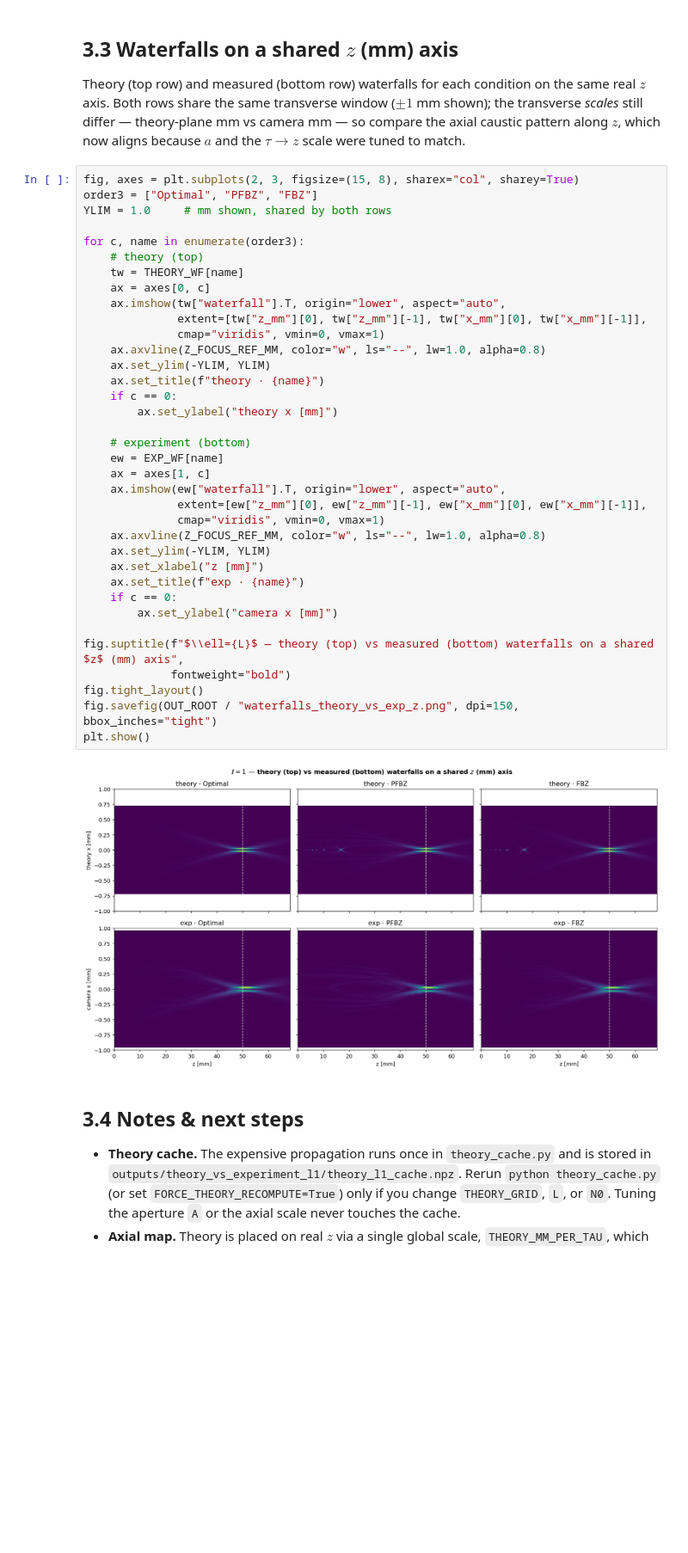
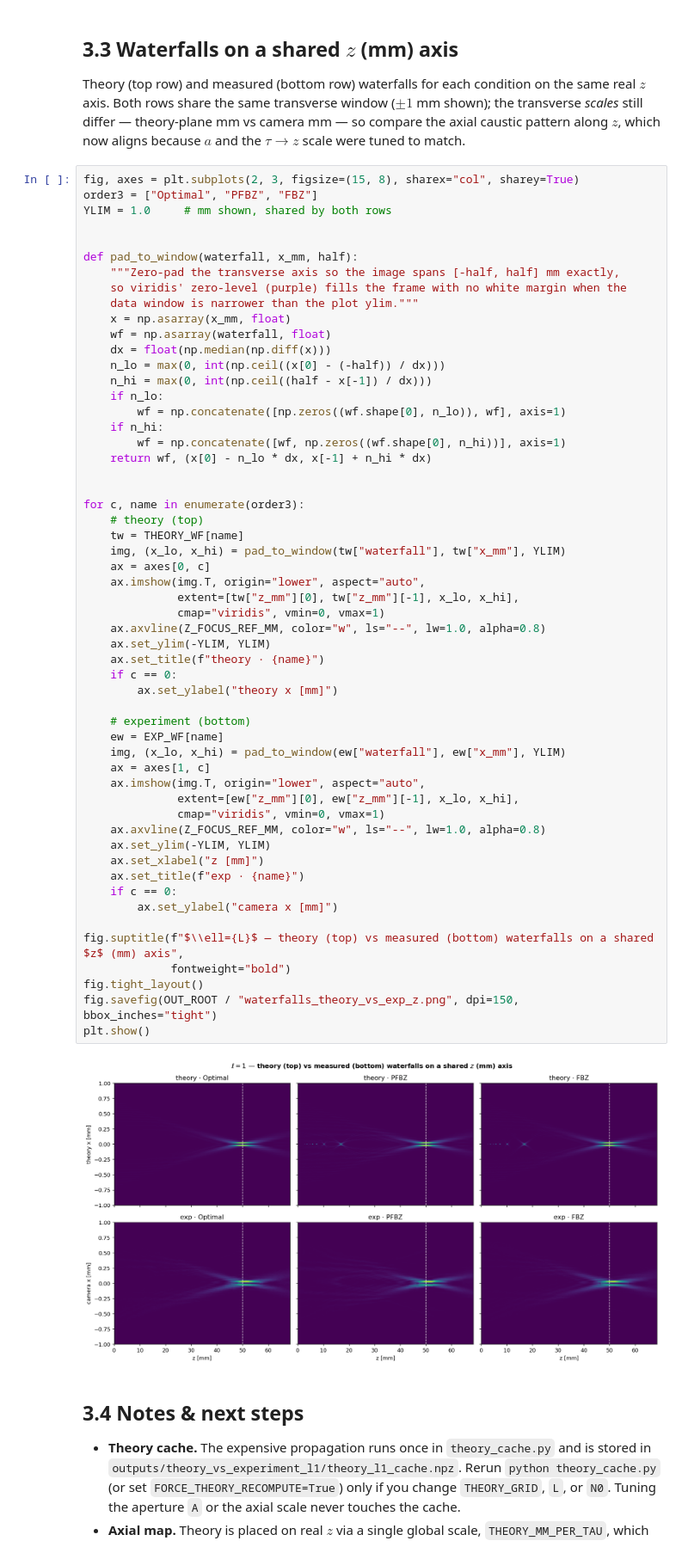
Before and after one commit to LukasScarfe/Optimal_Focusing, a Jupyter notebook: theory_vs_experiment_l1.ipynb, the cells around one changed output. Shown at 86% size. Saved outputs shown, nothing was run; the diff lists cells and outputs as text; blank space fills up the shorter version.

```diff
--- a/theory_vs_experiment_l1.ipynb
+++ b/theory_vs_experiment_l1.ipynb
@@ -883,39 +975,58 @@ fig, axes = plt.subplots(2, 3, figsize=(15, 8), sharex="col", sharey=True)
 order3 = ["Optimal", "PFBZ", "FBZ"]
 YLIM = 1.0     # mm shown, shared by both rows
 
+
+def pad_to_window(waterfall, x_mm, half):
+    """Zero-pad the transverse axis so the image spans [-half, half] mm exactly,
+    so viridis' zero-level (purple) fills the frame with no white margin when the
+    data window is narrower than the plot ylim."""
+    x = np.asarray(x_mm, float)
+    wf = np.asarray(waterfall, float)
+    dx = float(np.median(np.diff(x)))
+    n_lo = max(0, int(np.ceil((x[0] - (-half)) / dx)))
+    n_hi = max(0, int(np.ceil((half - x[-1]) / dx)))
+    if n_lo:
+        wf = np.concatenate([np.zeros((wf.shape[0], n_lo)), wf], axis=1)
+    if n_hi:
+        wf = np.concatenate([wf, np.zeros((wf.shape[0], n_hi))], axis=1)
+    return wf, (x[0] - n_lo * dx, x[-1] + n_hi * dx)
+
+
 for c, name in enumerate(order3):
     # theory (top)
     tw = THEORY_WF[name]
+    img, (x_lo, x_hi) = pad_to_window(tw["waterfall"], tw["x_mm"], YLIM)
     ax = axes[0, c]
-    ax.imshow(tw["waterfall"].T, origin="lower", aspect="auto",
-              extent=[tw["z_mm"][0], tw["z_mm"][-1], tw["x_mm"][0], tw["x_mm"][-1]],
+    ax.imshow(img.T, origin="lower", aspect="auto",
+              extent=[tw["z_mm"][0], tw["z_mm"][-1], x_lo, x_hi],
               cmap="viridis", vmin=0, vmax=1)
     ax.axvline(Z_FOCUS_REF_MM, color="w", ls="--", lw=1.0, alpha=0.8)
     ax.set_ylim(-YLIM, YLIM)
     ax.set_title(f"theory · {name}")
     if c == 0:
         ax.set_ylabel("theory x [mm]")
 
     # experiment (bottom)
     ew = EXP_WF[name]
+    img, (x_lo, x_hi) = pad_to_window(ew["waterfall"], ew["x_mm"], YLIM)
     ax = axes[1, c]
-    ax.imshow(ew["waterfall"].T, origin="lower", aspect="auto",
-              extent=[ew["z_mm"][0], ew["z_mm"][-1], ew["x_mm"][0], ew["x_mm"][-1]],
+    ax.imshow(img.T, origin="lower", aspect="auto",
+              extent=[ew["z_mm"][0], ew["z_mm"][-1], x_lo, x_hi],
               cmap="viridis", vmin=0, vmax=1)
     ax.axvline(Z_FOCUS_REF_MM, color="w", ls="--", lw=1.0, alpha=0.8)
     ax.set_ylim(-YLIM, YLIM)
     ax.set_xlabel("z [mm]")
     ax.set_title(f"exp · {name}")
     if c == 0:
         ax.set_ylabel("camera x [mm]")
 
 fig.suptitle(f"$\\ell={L}$ — theory (top) vs measured (bottom) waterfalls on a shared $z$ (mm) axis",
              fontweight="bold")
 fig.tight_layout()
 fig.savefig(OUT_ROOT / "waterfalls_theory_vs_exp_z.png", dpi=150, bbox_inches="tight")
 plt.show()
 # %% [output]
-[figure, old version]
+[figure, new version]
 # %% [markdown]
 ## 3.4 Notes & next steps
 
```
Also changed, not shown: parts of 6 cells of this notebook, 10 other files.
